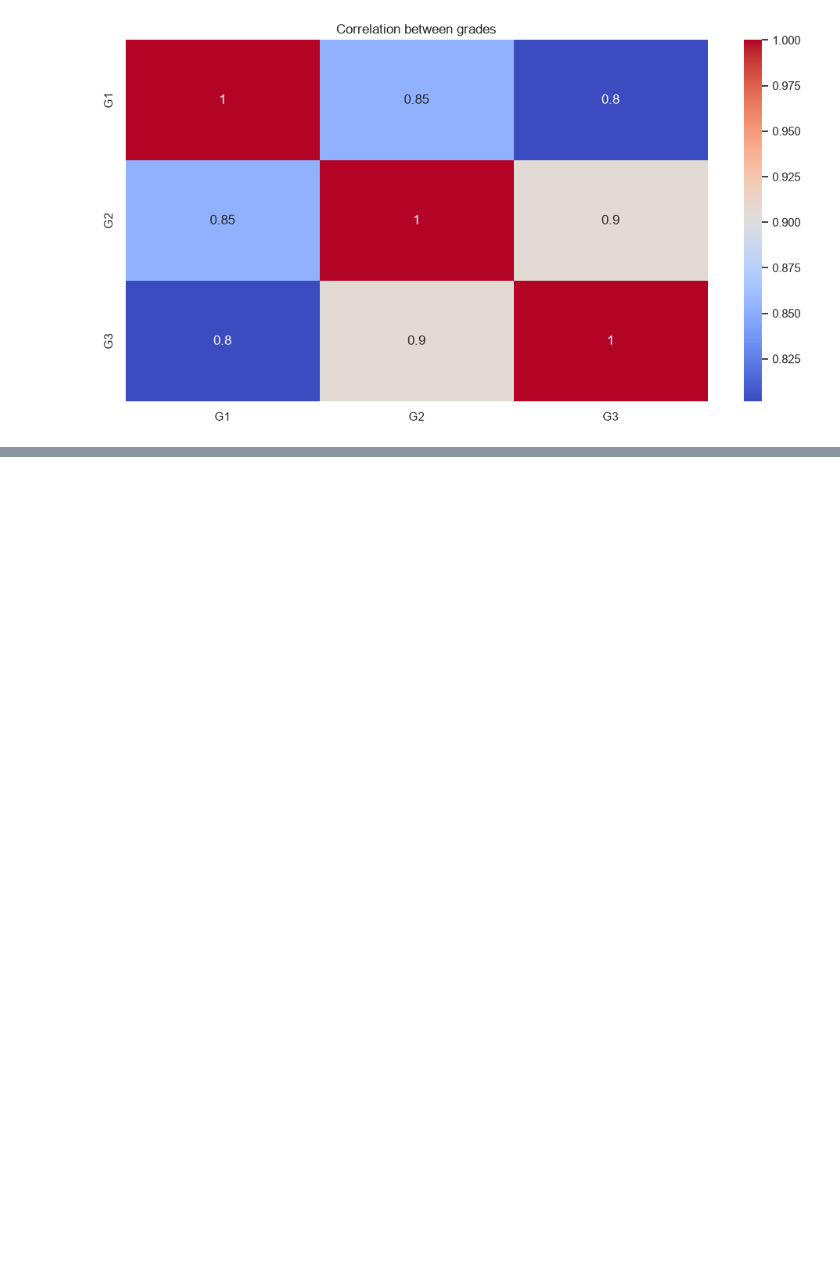
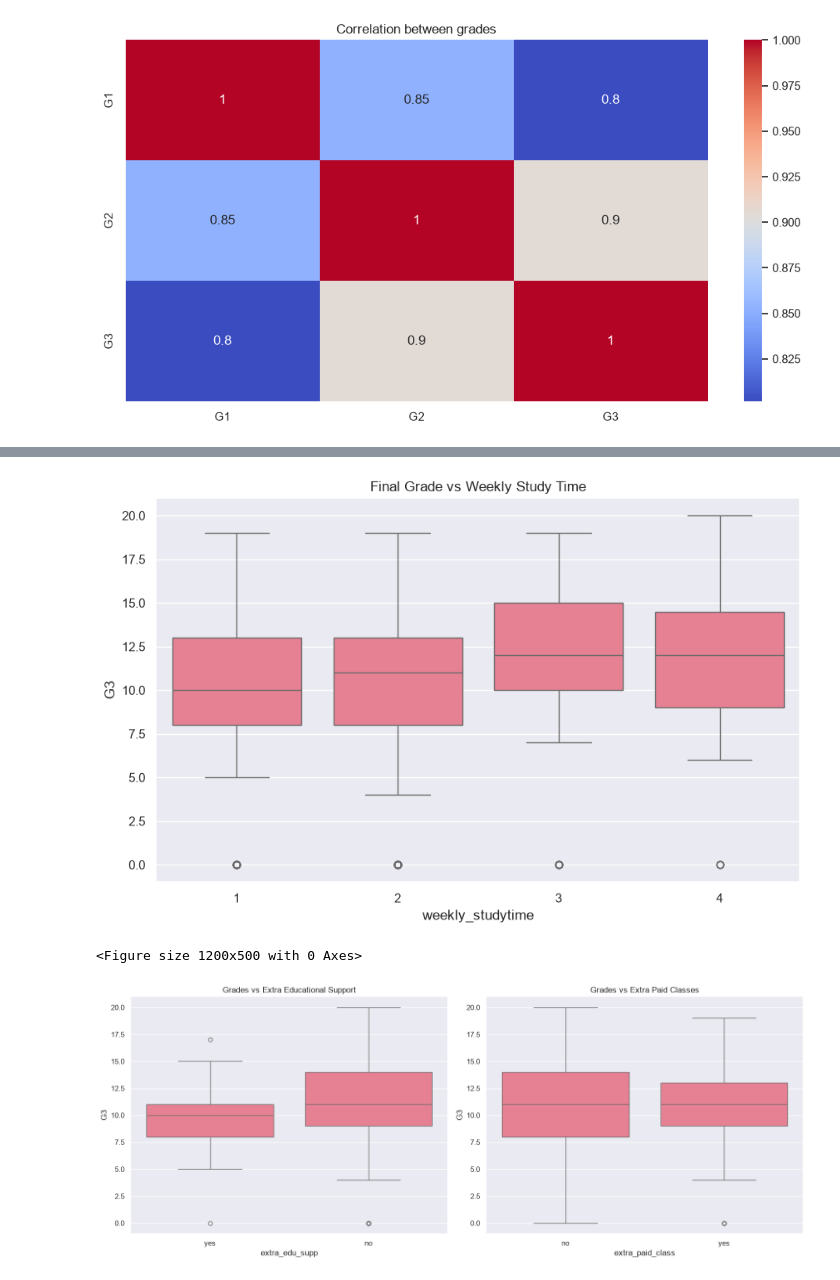
Before and after one commit to shiocanel/ml-ai-projects, a Jupyter notebook: student_final_grade/student_performance.ipynb, the cells around one changed output, grey strips where cells are left out. Drawn from its saved outputs; the diff is of its cells as text; code cells hidden in the pictures; blank space fills up the shorter version.

```diff
--- a/student_final_grade/student_performance.ipynb
+++ b/student_final_grade/student_performance.ipynb
@@ -70,0 +96,21 @@ plt.show()
+# %%
+#study habits analysis
+
+plt.figure(figsize=(10,6))
+sns.boxplot(data=df, x="weekly_studytime", y="G3")
+plt.title("Final Grade vs Weekly Study Time")
+plt.show()
+
+# extra educational support
+plt.figure(figsize=(12, 5))
+fig, (ax1, ax2) = plt.subplots(1, 2, figsize=(15, 6))
+sns.boxplot(data=df, x="extra_edu_supp", y="G3", ax=ax1)
+ax1.set_title("Grades vs Extra Educational Support")
+sns.boxplot(data=df, x="extra_paid_class", y="G3", ax=ax2)
+ax2.set_title("Grades vs Extra Paid Classes")
+plt.tight_layout()
+plt.show()
+# %% [output]
+[figure, added]
+<Figure size 1200x500 with 0 Axes>
+[figure, added]
```
Also changed, not shown: parts of 5 cells of this notebook.
